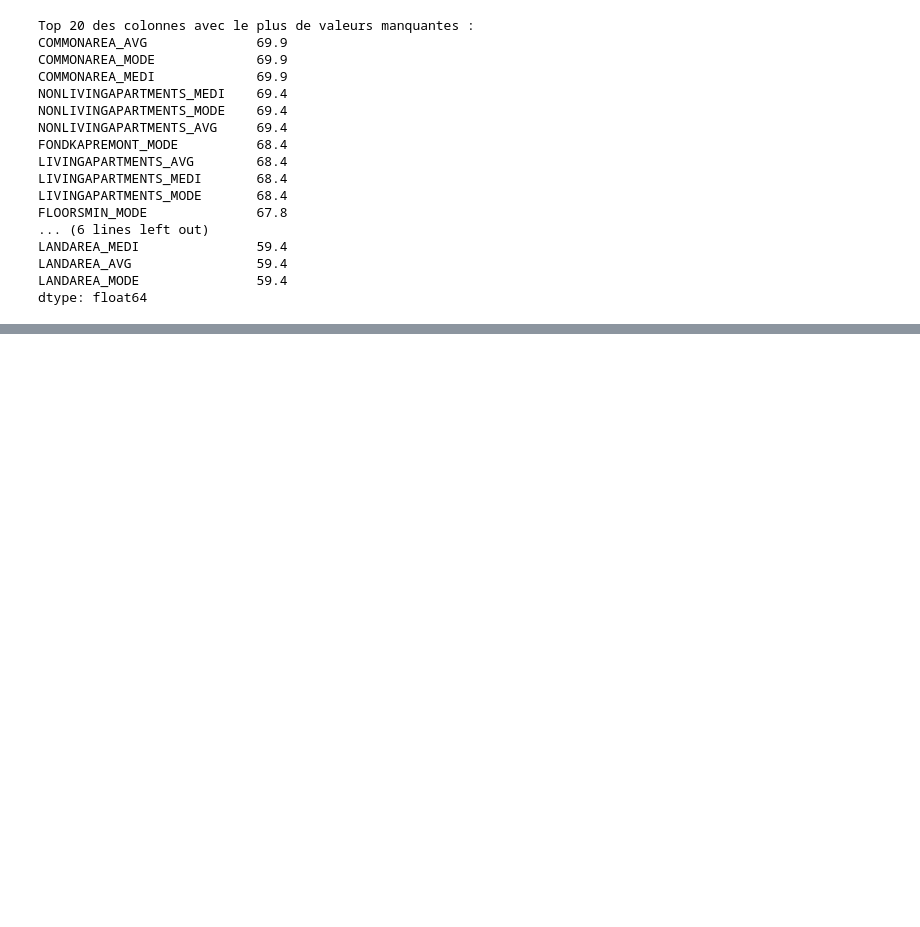
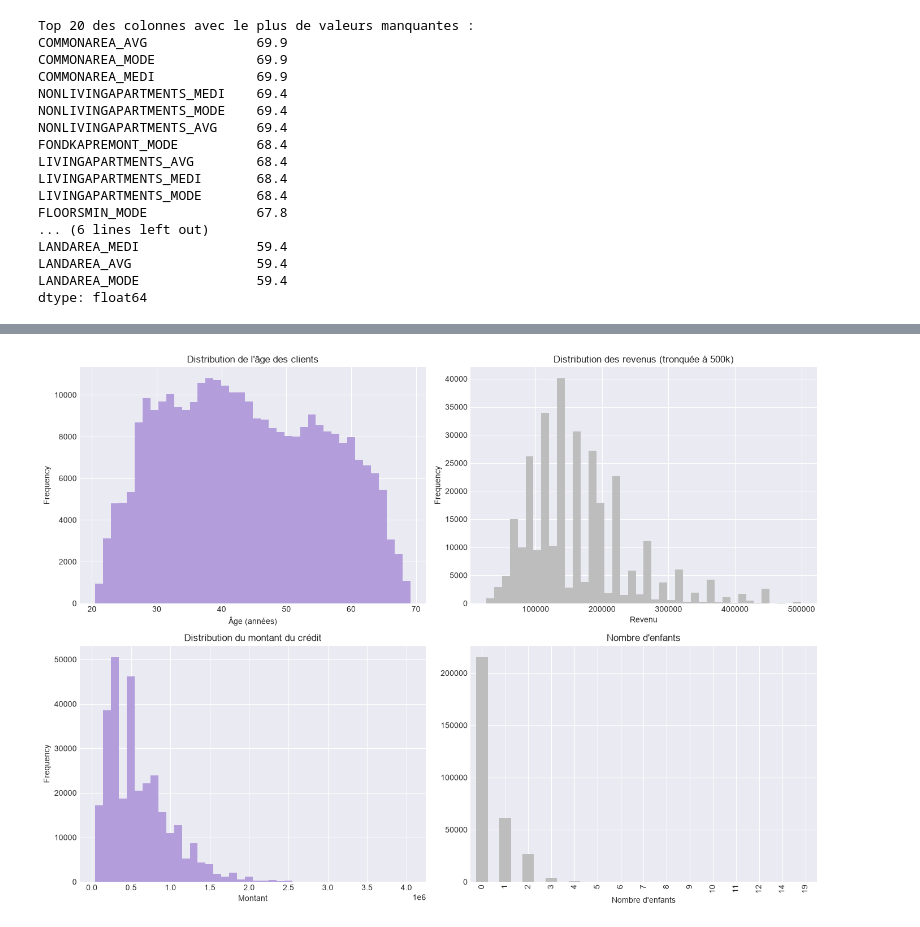
Before and after one commit to doaabss/memoire-scoring, a Jupyter notebook: notebooks/01_exploration.ipynb, the cells around one changed output, grey strips where cells are left out. Saved outputs shown, nothing was run; the diff lists cells and outputs as text; code cells hidden in the pictures; blank space fills up the shorter version.

```diff
--- a/notebooks/01_exploration.ipynb
+++ b/notebooks/01_exploration.ipynb
@@ -70,0 +325,7 @@ dtype: float64
+# %%
+# Conversion de l'âge
+df_viz = df.copy()
+df_viz['AGE'] = -df_viz['DAYS_BIRTH'] / 365
+
+print("Distribution de l'âge des clients :")
+print(df_viz['AGE'].describe().round(1))
@@ -70,0 +343,32 @@ dtype: float64
+# %%
+fig, axes = plt.subplots(2, 2, figsize=(14, 10))
+
+# Âge
+df_viz['AGE'].plot(kind='hist', bins=40, color='#B39DDB', ax=axes[0, 0])
+axes[0, 0].set_title("Distribution de l'âge des clients")
+axes[0, 0].set_xlabel("Âge (années)")
+
+# Revenu (tronqué à 500k pour lisibilité)
+df_viz[df_viz['AMT_INCOME_TOTAL'] < 500000]['AMT_INCOME_TOTAL'].plot(
+    kind='hist', bins=40, color='#BDBDBD', ax=axes[0, 1]
+)
+axes[0, 1].set_title("Distribution des revenus (tronquée à 500k)")
+axes[0, 1].set_xlabel("Revenu")
+
+# Montant du crédit
+df_viz['AMT_CREDIT'].plot(kind='hist', bins=40, color='#B39DDB', ax=axes[1, 0])
+axes[1, 0].set_title("Distribution du montant du crédit")
+axes[1, 0].set_xlabel("Montant")
+
+# Nombre d'enfants
+df_viz['CNT_CHILDREN'].value_counts().sort_index().plot(
+    kind='bar', color='#BDBDBD', ax=axes[1, 1]
+)
+axes[1, 1].set_title("Nombre d'enfants")
+axes[1, 1].set_xlabel("Nombre d'enfants")
+
+plt.tight_layout()
+plt.savefig("../outputs/figures/04_distributions_variables_cles.png", dpi=150, bbox_inches='tight')
+plt.show()
+# %% [output]
+[figure, added]
```
Also changed, not shown: parts of 32 cells of this notebook, 8 other files.
